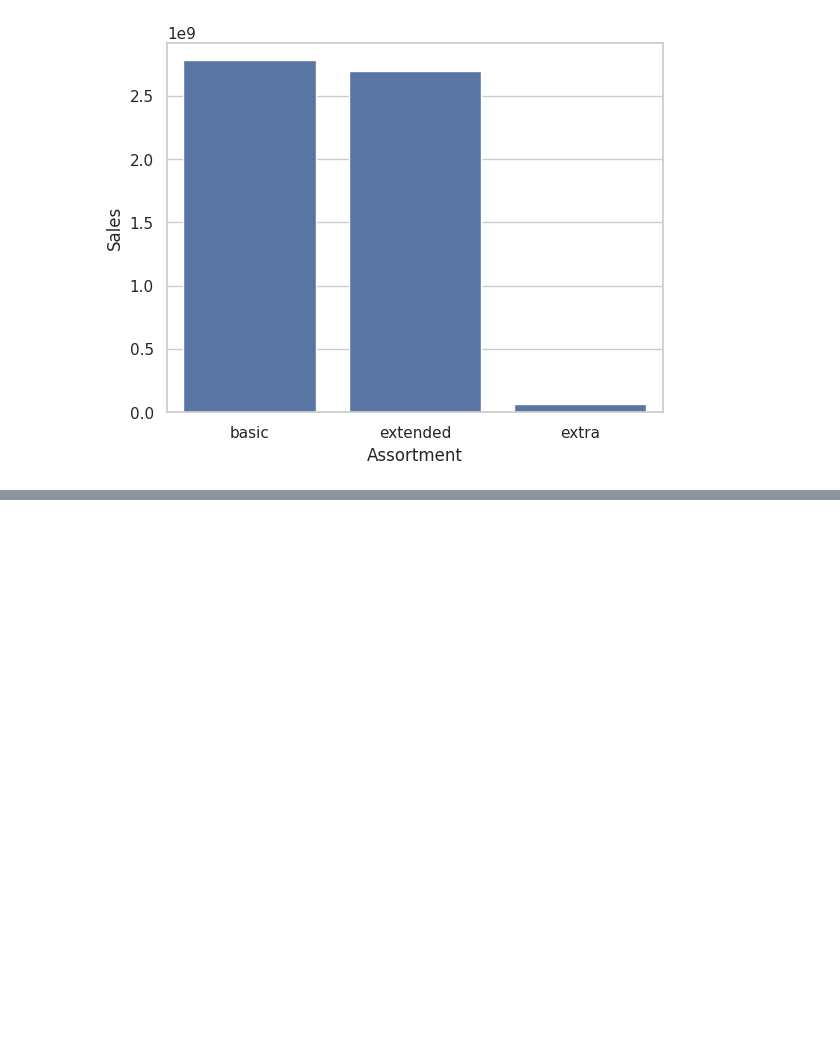
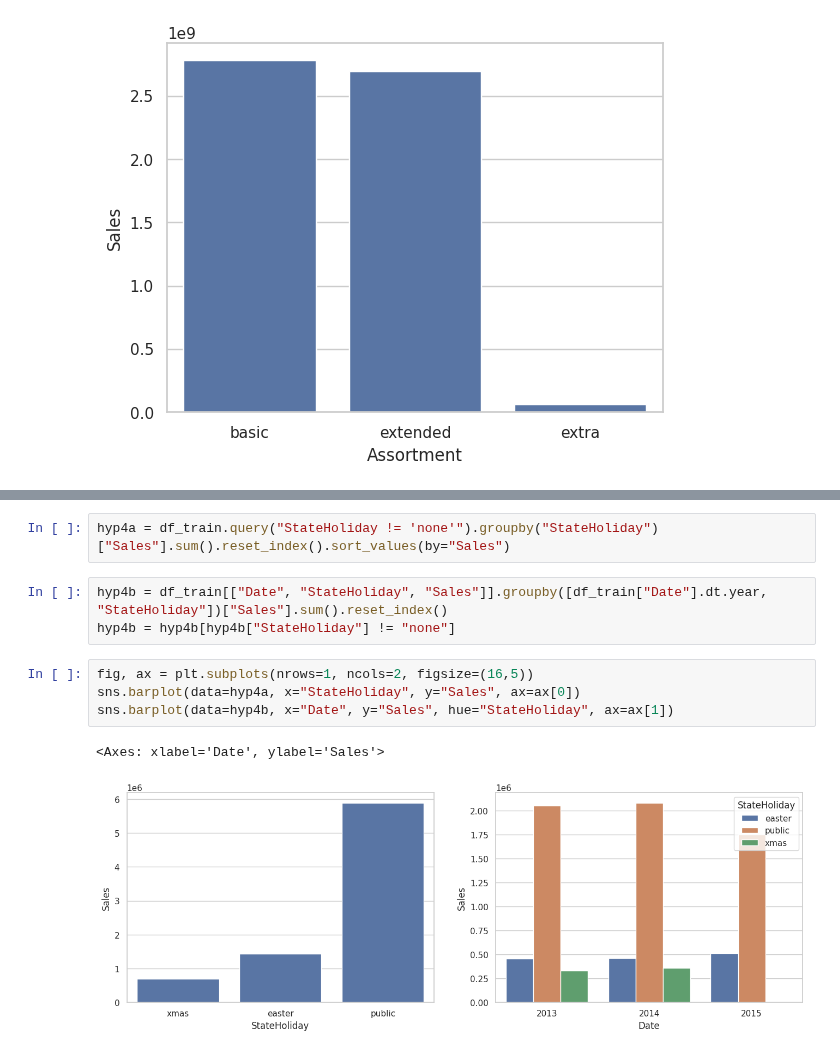
Before and after one commit to ezequielpf/rossmann_sales_prediction, a Jupyter notebook: notebooks/store_sales_predict_v1.ipynb, the cells around one changed output, grey strips where cells are left out. Saved outputs shown, nothing was run; the diff lists cells and outputs as text; blank space fills up the shorter version.

```diff
--- a/notebooks/store_sales_predict_v1.ipynb
+++ b/notebooks/store_sales_predict_v1.ipynb
@@ -566,0 +568,12 @@ df_train[["CompetitionDistance", "Sales"]].groupby("CompetitionDistance").sum()
+# %%
+hyp4a = df_train.query("StateHoliday != 'none'").groupby("StateHoliday")["Sales"].sum().reset_index().sort_values(by="Sales")
+# %%
+hyp4b = df_train[["Date", "StateHoliday", "Sales"]].groupby([df_train["Date"].dt.year, "StateHoliday"])["Sales"].sum().reset_index()
+hyp4b = hyp4b[hyp4b["StateHoliday"] != "none"]
+# %%
+fig, ax = plt.subplots(nrows=1, ncols=2, figsize=(16,5))
+sns.barplot(data=hyp4a, x="StateHoliday", y="Sales", ax=ax[0])
+sns.barplot(data=hyp4b, x="Date", y="Sales", hue="StateHoliday", ax=ax[1])
+# %% [output]
+<Axes: xlabel='Date', ylabel='Sales'>
+[figure, added]
```
Also changed, not shown: parts of 38 cells of this notebook.
